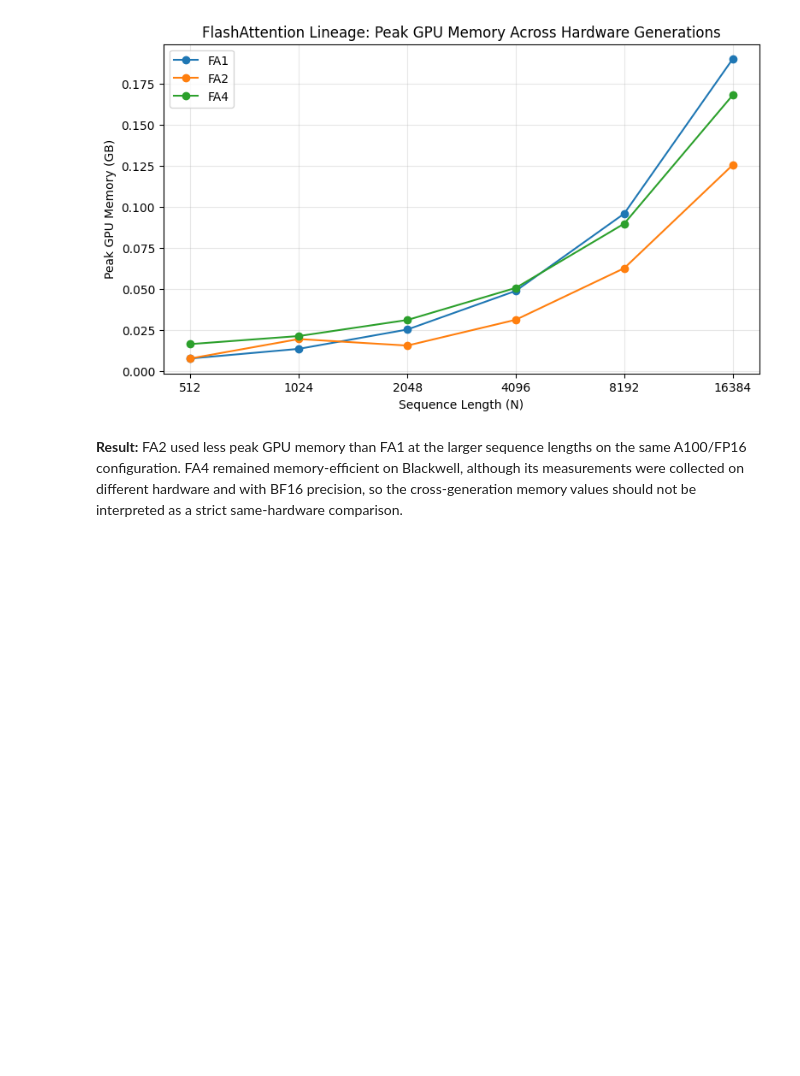
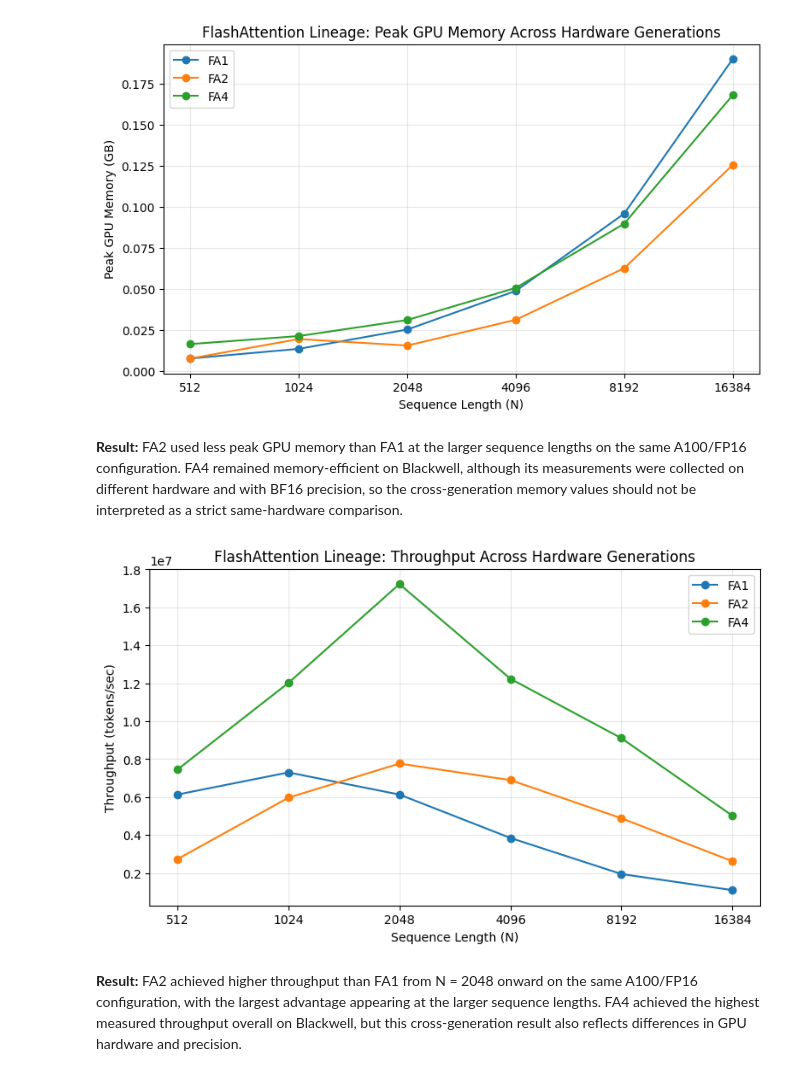
Before and after one commit to deepinsightai/flash-attention, a Jupyter notebook: blackwell_sdpa_smoke_test.ipynb, the cells around one changed output. Drawn from its saved outputs; the diff is of its cells as text; code cells hidden in the pictures; blank space fills up the shorter version.

Commit message:
Add cross-generation FlashAttention throughput comparison

```diff
--- a/blackwell_sdpa_smoke_test.ipynb
+++ b/blackwell_sdpa_smoke_test.ipynb
@@ -2512,3 +2512,36 @@ plt.show()
 [figure]
 # %% [markdown]
 **Result:** FA2 used less peak GPU memory than FA1 at the larger sequence lengths on the same A100/FP16 configuration. FA4 remained memory-efficient on Blackwell, although its measurements were collected on different hardware and with BF16 precision, so the cross-generation memory values should not be interpreted as a strict same-hardware comparison.
+# %%
+import matplotlib.pyplot as plt
+
+plt.figure(figsize=(9, 5))
+
+for version in ["FA1", "FA2", "FA4"]:
+    subset = lineage_df[lineage_df["version"] == version]
+
+    plt.plot(
+        subset["N"],
+        subset["tokens_per_sec"],
+        marker="o",
+        label=version
+    )
+
+plt.xscale("log", base=2)
+
+plt.xticks(
+    [512, 1024, 2048, 4096, 8192, 16384],
+    [512, 1024, 2048, 4096, 8192, 16384]
+)
+
+plt.xlabel("Sequence Length (N)")
+plt.ylabel("Throughput (tokens/sec)")
+plt.title("FlashAttention Lineage: Throughput Across Hardware Generations")
+plt.grid(True, alpha=0.3)
+plt.legend()
+
+plt.show()
+# %% [output]
+[figure, added]
+# %% [markdown]
+**Result:** FA2 achieved higher throughput than FA1 from N = 2048 onward on the same A100/FP16 configuration, with the largest advantage appearing at the larger sequence lengths. FA4 achieved the highest measured throughput overall on Blackwell, but this cross-generation result also reflects differences in GPU hardware and precision.
```
